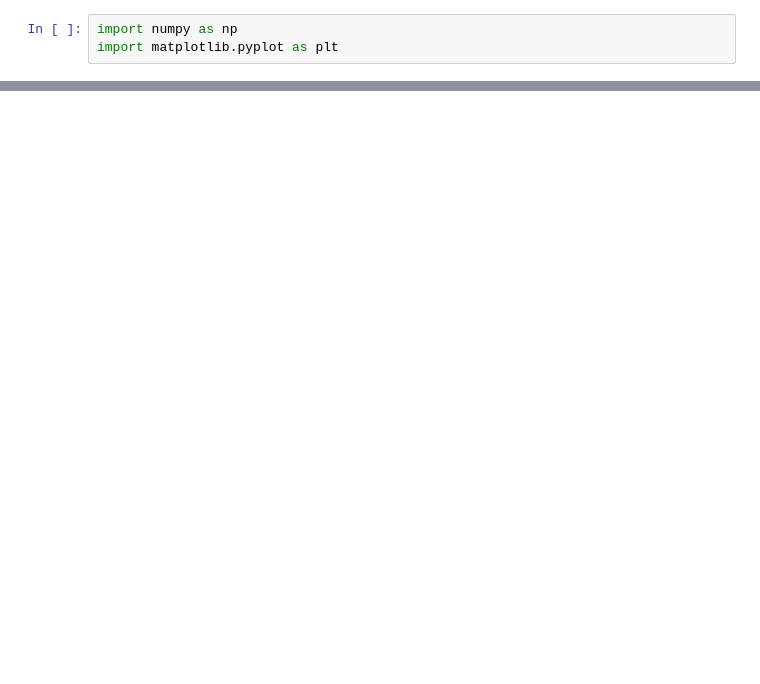
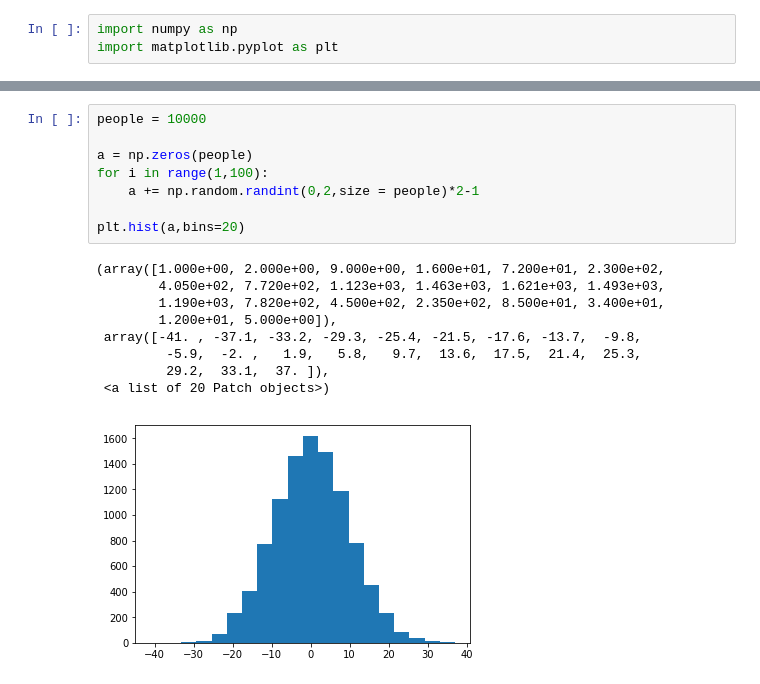
Before and after one commit to NTHU-Phys-Qubit/class-03162020-CFP106022212, a Jupyter notebook: 03162020.ipynb, the cells around one changed output, grey strips where cells are left out. Cells and saved outputs as stored; diff of their text form; blank space fills up the shorter version.

```diff
--- a/03162020.ipynb
+++ b/03162020.ipynb
@@ -40,0 +41,18 @@ plt.plot(c)
+# %%
+people = 10000
+
+a = np.zeros(people)
+for i in range(1,100):
+    a += np.random.randint(0,2,size = people)*2-1
+
+plt.hist(a,bins=20)
+# %% [output]
+(array([1.000e+00, 2.000e+00, 9.000e+00, 1.600e+01, 7.200e+01, 2.300e+02,
+        4.050e+02, 7.720e+02, 1.123e+03, 1.463e+03, 1.621e+03, 1.493e+03,
+        1.190e+03, 7.820e+02, 4.500e+02, 2.350e+02, 8.500e+01, 3.400e+01,
+        1.200e+01, 5.000e+00]),
+ array([-41. , -37.1, -33.2, -29.3, -25.4, -21.5, -17.6, -13.7,  -9.8,
+         -5.9,  -2. ,   1.9,   5.8,   9.7,  13.6,  17.5,  21.4,  25.3,
+         29.2,  33.1,  37. ]),
+ <a list of 20 Patch objects>)
+[figure, added]
```
Also changed, not shown: parts of 2 cells of this notebook.
